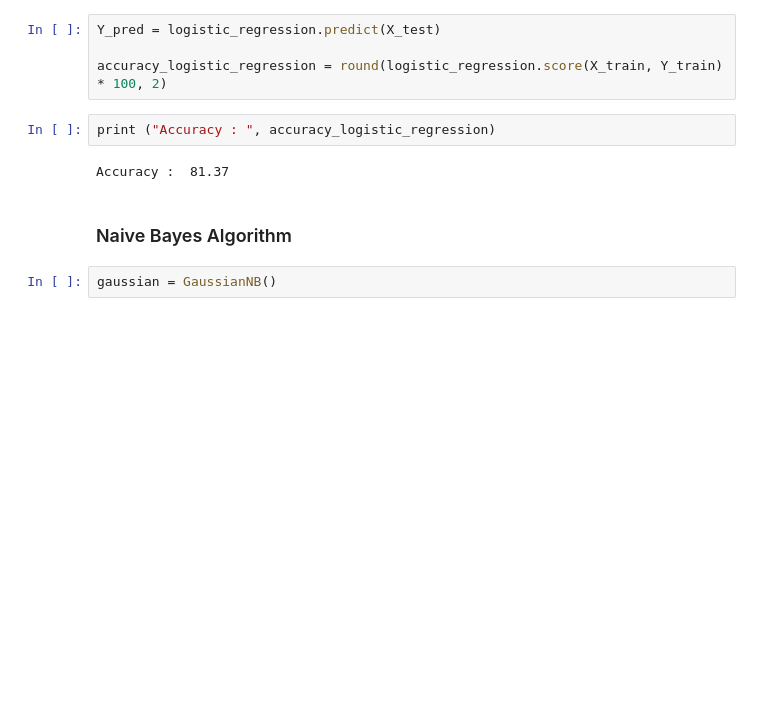
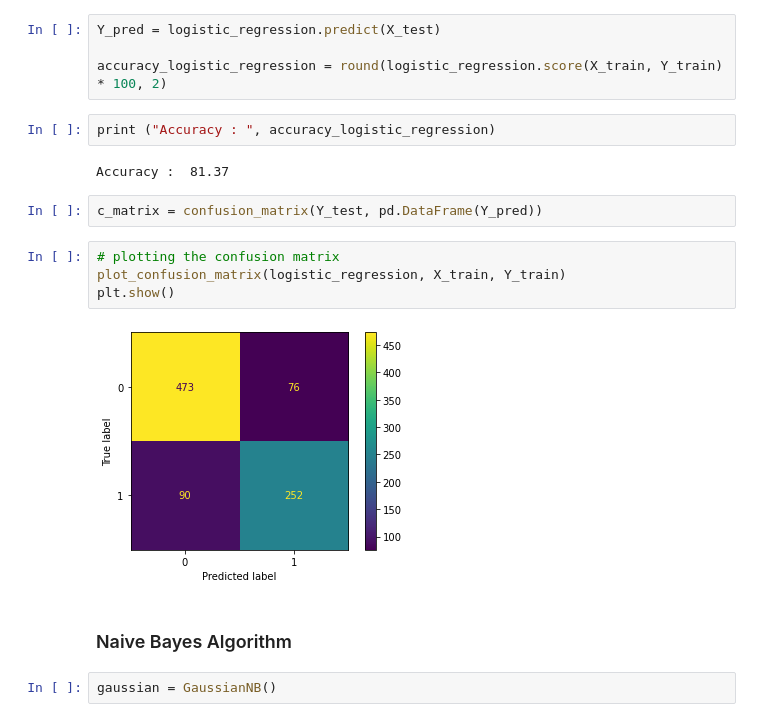
Before and after one commit to samiurprapon/AlmightyTitanic, a Jupyter notebook: Main.ipynb, the cells around one changed output. Drawn from its saved outputs; the diff is of its cells as text; blank space fills up the shorter version.

Commit message:
Confusion matrix analysis added on each algorithm

```diff
--- a/Main.ipynb
+++ b/Main.ipynb
@@ -450,6 +454,14 @@ accuracy_logistic_regression = round(logistic_regression.score(X_train, Y_train)
 print ("Accuracy : ", accuracy_logistic_regression)
 # %% [output]
 Accuracy :  81.37
+# %%
+c_matrix = confusion_matrix(Y_test, pd.DataFrame(Y_pred))
+# %%
+# plotting the confusion matrix
+plot_confusion_matrix(logistic_regression, X_train, Y_train)
+plt.show()
+# %% [output]
+[figure, added]
 # %% [markdown]
 ### Naive Bayes Algorithm
 # %%
```
Also changed, not shown: parts of 13 cells of this notebook.
